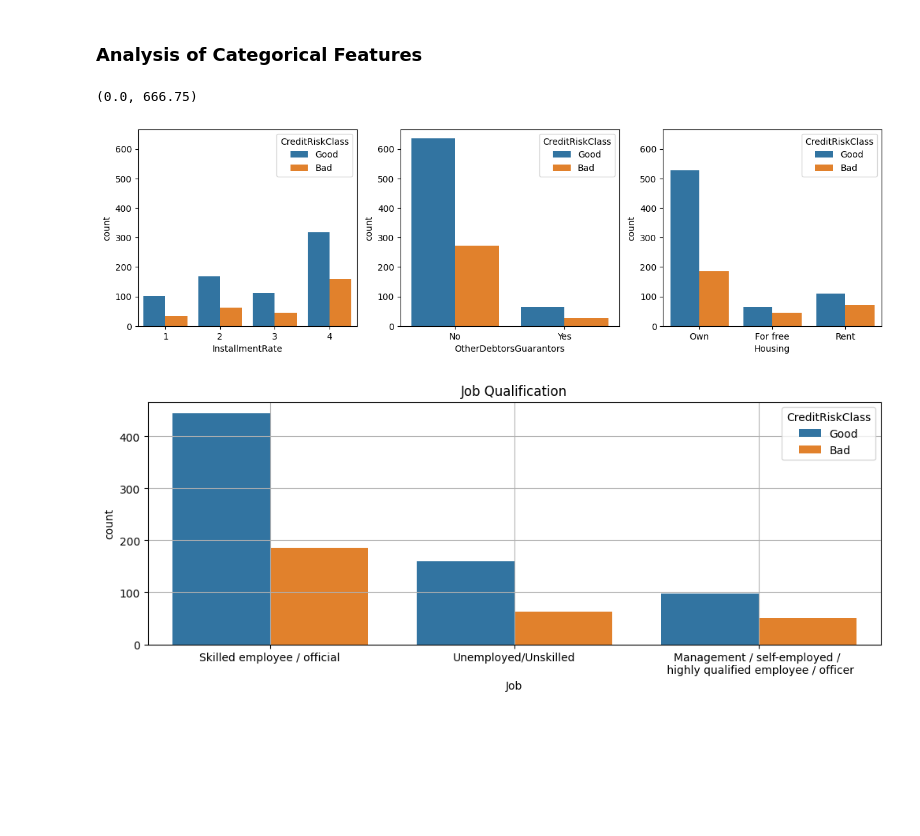
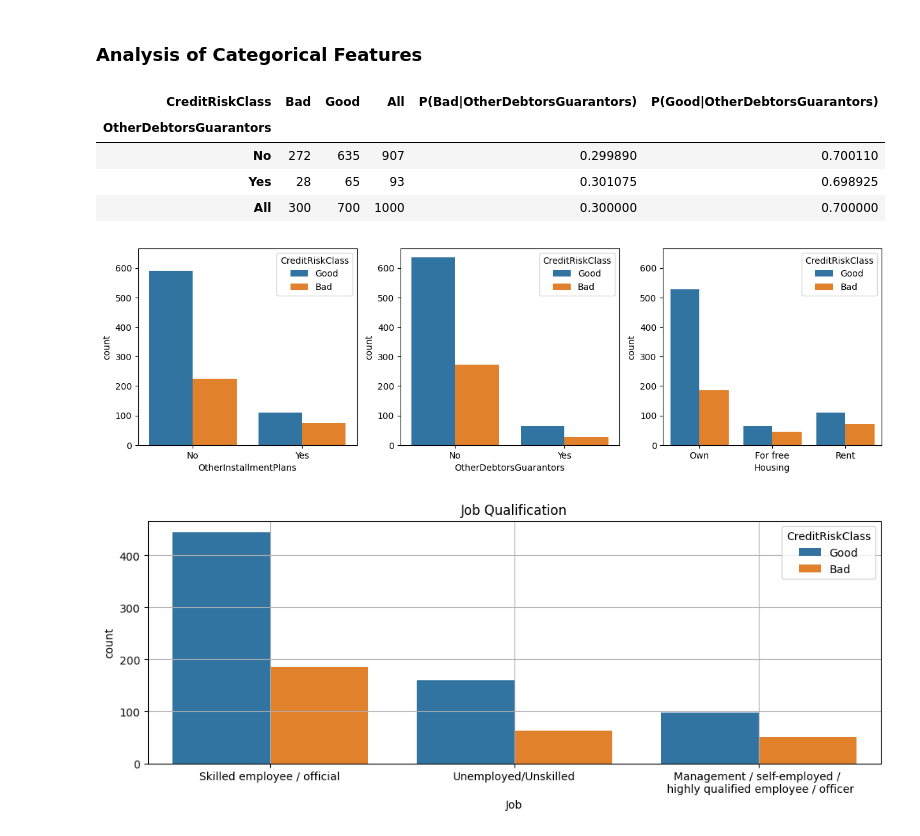
Before and after one commit to LucasVon0645/DSI-Project---Credit-Risk-Prediction, a Jupyter notebook: project.ipynb, the cells around one changed output. Cells and saved outputs as stored; diff of their text form; code cells hidden in the pictures; blank space fills up the shorter version.

```diff
--- a/project.ipynb
+++ b/project.ipynb
@@ -415,19 +415,27 @@ sns.countplot(ax=axes[1], x="Gender", hue="CreditRiskClass", data=dataset_df, st
 # %%
 fig, axes = plt.subplots(1, 3, figsize=(15,4))
 
-sns.countplot(ax = axes[0], x="InstallmentRate", hue="CreditRiskClass", data=dataset_df)
+sns.countplot(ax = axes[0], x="OtherInstallmentPlans", hue="CreditRiskClass", data=dataset_df)
 sns.countplot(ax = axes[1], x="OtherDebtorsGuarantors", hue="CreditRiskClass", data=dataset_df)
 sns.countplot(ax = axes[2], x="Housing", hue="CreditRiskClass", data=dataset_df)
 
 max_y = max(axes[0].get_ylim()[1], axes[1].get_ylim()[1], axes[2].get_ylim()[1])
 
 # Set the same y-axis limit for both plots
 axes[0].set_ylim(0, max_y)
 axes[1].set_ylim(0, max_y)
 axes[2].set_ylim(0, max_y)
+
+#create_frequency_table_with_credit_risk(index="OtherInstallmentPlans", df=dataset_df)
+create_frequency_table_with_credit_risk(index="OtherDebtorsGuarantors", df=dataset_df)
+# create_frequency_table_with_credit_risk(index="Housing", df=dataset_df)
 # %% [output]
-(0.0, 666.75)
+| CreditRiskClass | Bad | Good | All | P(Bad|OtherDebtorsGuarantors) | P(Good|OtherDebtorsGuarantors) |
+| OtherDebtorsGuarantors |  |  |  |  |  |
+| No | 272 | 635 | 907 | 0.299890 | 0.700110 |
+| Yes | 28 | 65 | 93 | 0.301075 | 0.698925 |
+| All | 300 | 700 | 1000 | 0.300000 | 0.700000 |
-[figure, old version]
+[figure, new version]
 # %%
 plt.figure(figsize=(12, 4))
 sns.countplot(x="Job", hue="CreditRiskClass", data=dataset_df)
```
Also changed, not shown: parts of 5 cells of this notebook.
